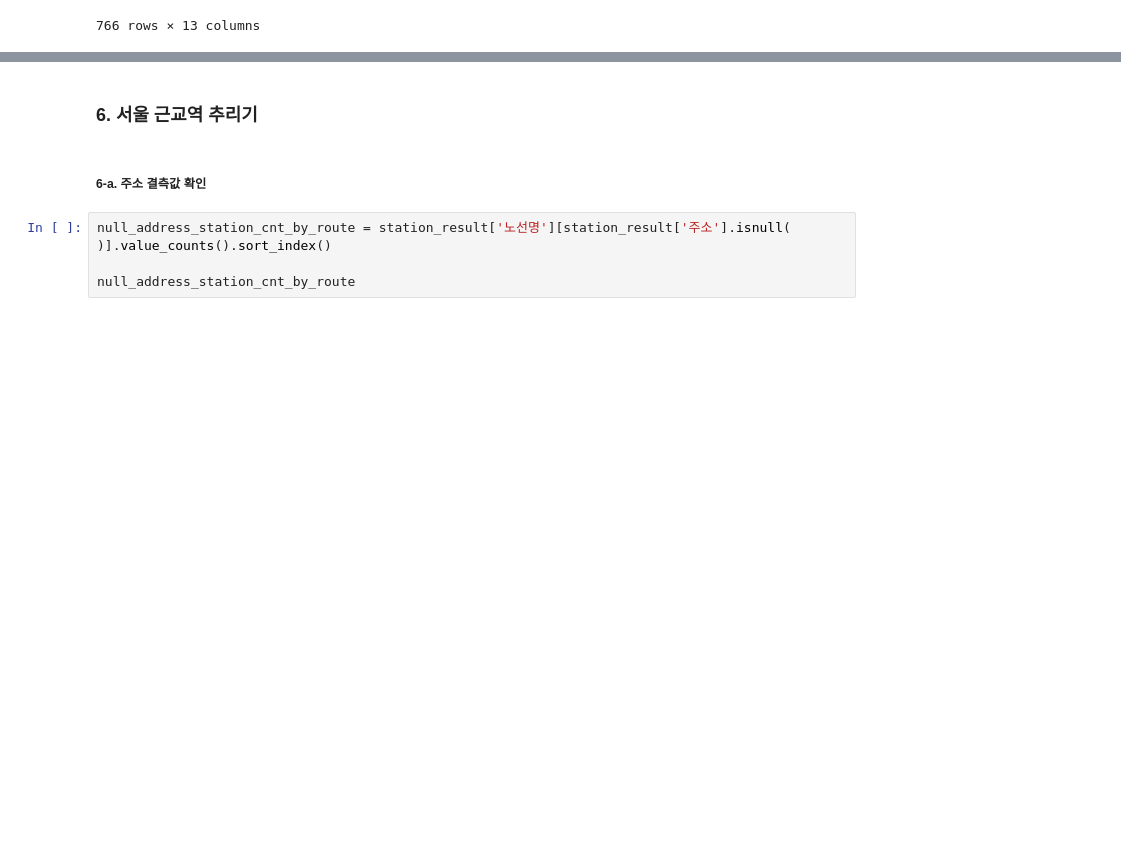
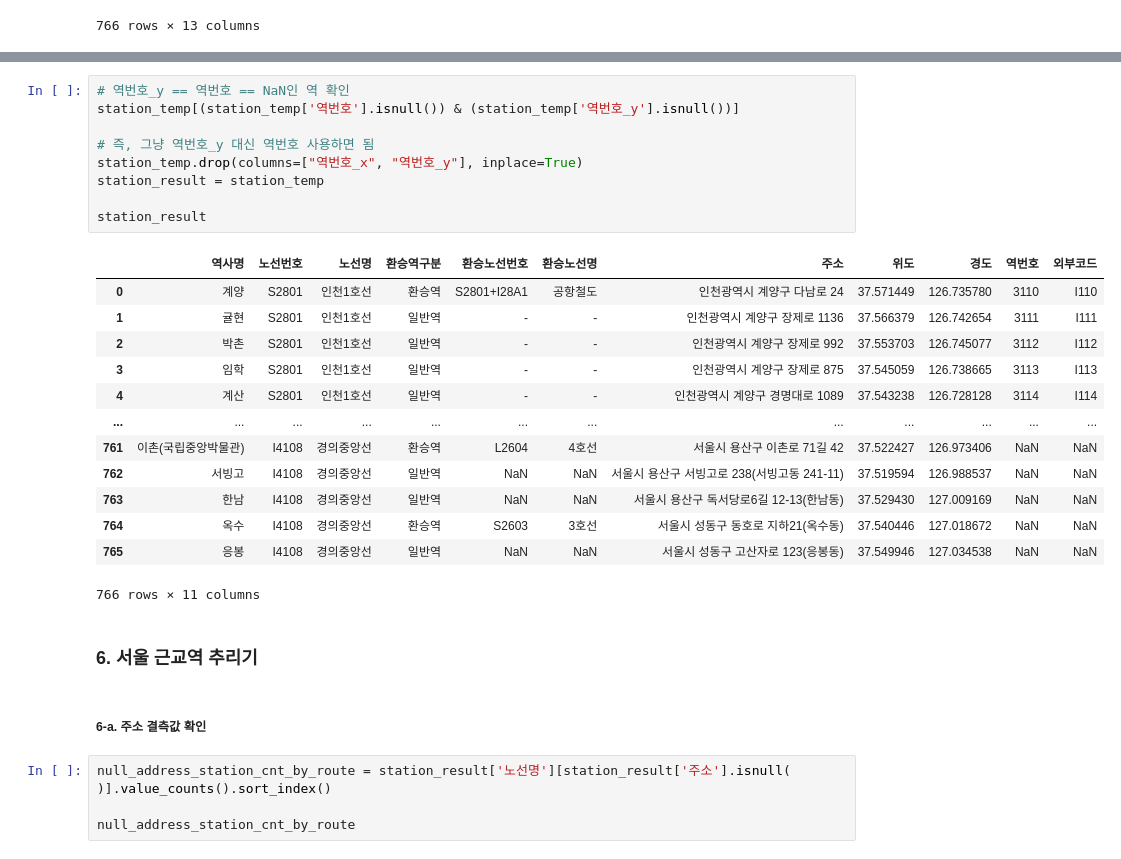
Before and after one commit to 23-1-CauCapstone-Team3/DataPreprocessing, a Jupyter notebook: train/station.ipynb, the cells around one changed output, grey strips where cells are left out. Drawn from its saved outputs; the diff is of its cells as text; blank space fills up the shorter version.

```diff
--- a/train/station.ipynb
+++ b/train/station.ipynb
@@ -1526,3 +1600,26 @@ station_temp[(station_temp['역번호'].isnull()) & (station_temp['역번호_x']
+# %%
+# 역번호_y == 역번호 == NaN인 역 확인
+station_temp[(station_temp['역번호'].isnull()) & (station_temp['역번호_y'].isnull())]
+
+# 즉, 그냥 역번호_y 대신 역번호 사용하면 됨
+station_temp.drop(columns=["역번호_x", "역번호_y"], inplace=True)
+station_result = station_temp
+
+station_result
+# %% [output]
+|  | 역사명 | 노선번호 | 노선명 | 환승역구분 | 환승노선번호 | 환승노선명 | 주소 | 위도 | 경도 | 역번호 | 외부코드 |
+| 0 | 계양 | S2801 | 인천1호선 | 환승역 | S2801+I28A1 | 공항철도 | 인천광역시 계양구 다남로 24 | 37.571449 | 126.735780 | 3110 | I110 |
+| 1 | 귤현 | S2801 | 인천1호선 | 일반역 | - | - | 인천광역시 계양구 장제로 1136 | 37.566379 | 126.742654 | 3111 | I111 |
+| 2 | 박촌 | S2801 | 인천1호선 | 일반역 | - | - | 인천광역시 계양구 장제로 992 | 37.553703 | 126.745077 | 3112 | I112 |
+| 3 | 임학 | S2801 | 인천1호선 | 일반역 | - | - | 인천광역시 계양구 장제로 875 | 37.545059 | 126.738665 | 3113 | I113 |
+| 4 | 계산 | S2801 | 인천1호선 | 일반역 | - | - | 인천광역시 계양구 경명대로 1089 | 37.543238 | 126.728128 | 3114 | I114 |
+| ... | ... | ... | ... | ... | ... | ... | ... | ... | ... | ... | ... |
+| 761 | 이촌(국립중앙박물관) | I4108 | 경의중앙선 | 환승역 | L2604 | 4호선 | 서울시 용산구 이촌로 71길 42 | 37.522427 | 126.973406 | NaN | NaN |
+| 762 | 서빙고 | I4108 | 경의중앙선 | 일반역 | NaN | NaN | 서울시 용산구 서빙고로 238(서빙고동 241-11) | 37.519594 | 126.988537 | NaN | NaN |
+| 763 | 한남 | I4108 | 경의중앙선 | 일반역 | NaN | NaN | 서울시 용산구 독서당로6길 12-13(한남동) | 37.529430 | 127.009169 | NaN | NaN |
+| 764 | 옥수 | I4108 | 경의중앙선 | 환승역 | S2603 | 3호선 | 서울시 성동구 동호로 지하21(옥수동) | 37.540446 | 127.018672 | NaN | NaN |
+| 765 | 응봉 | I4108 | 경의중앙선 | 일반역 | NaN | NaN | 서울시 성동구 고산자로 123(응봉동) | 37.549946 | 127.034538 | NaN | NaN |
+766 rows × 11 columns
 # %% [markdown]
 ### 6. 서울 근교역 추리기
 # %% [markdown]
```
Also changed, not shown: parts of 19 cells of this notebook.
